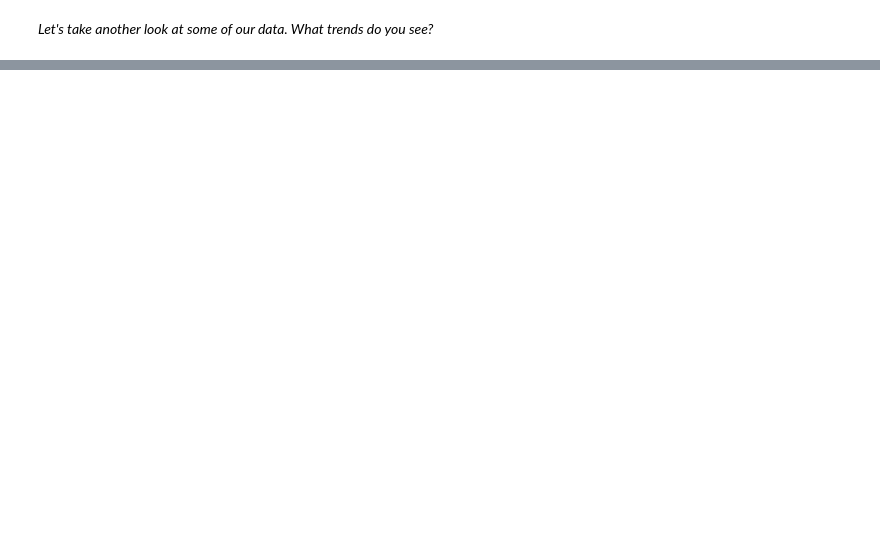
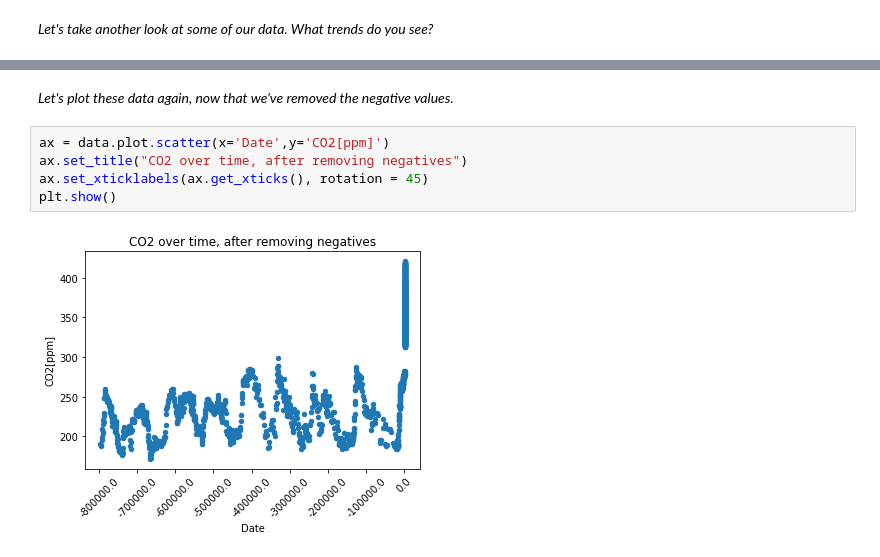
Before and after one commit to eileenrmartin/introClimateDataSci, a Jupyter notebook: intermediate_climate_data_analysis.ipynb, the cells around one changed output, grey strips where cells are left out. Cells and saved outputs as stored; diff of their text form; blank space fills up the shorter version.

```diff
--- a/intermediate_climate_data_analysis.ipynb
+++ b/intermediate_climate_data_analysis.ipynb
@@ -105,0 +185,9 @@ plt.show()
+# %% [markdown]
+*Let's plot these data again, now that we've removed the negative values.*
+# %%
+ax = data.plot.scatter(x='Date',y='CO2[ppm]')
+ax.set_title("CO2 over time, after removing negatives")
+ax.set_xticklabels(ax.get_xticks(), rotation = 45)
+plt.show()
+# %% [output]
+[figure, added]
```
Also changed, not shown: parts of 33 cells of this notebook.
